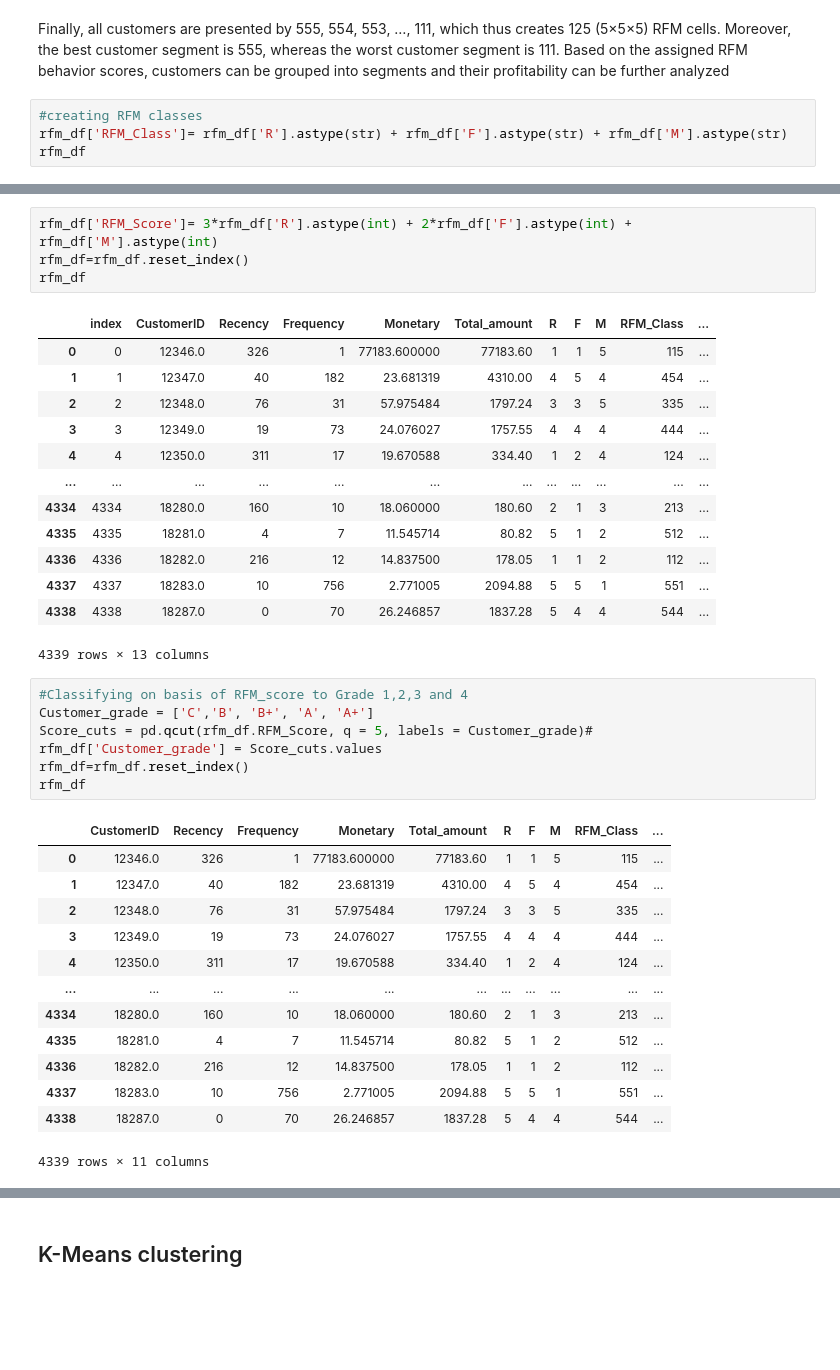
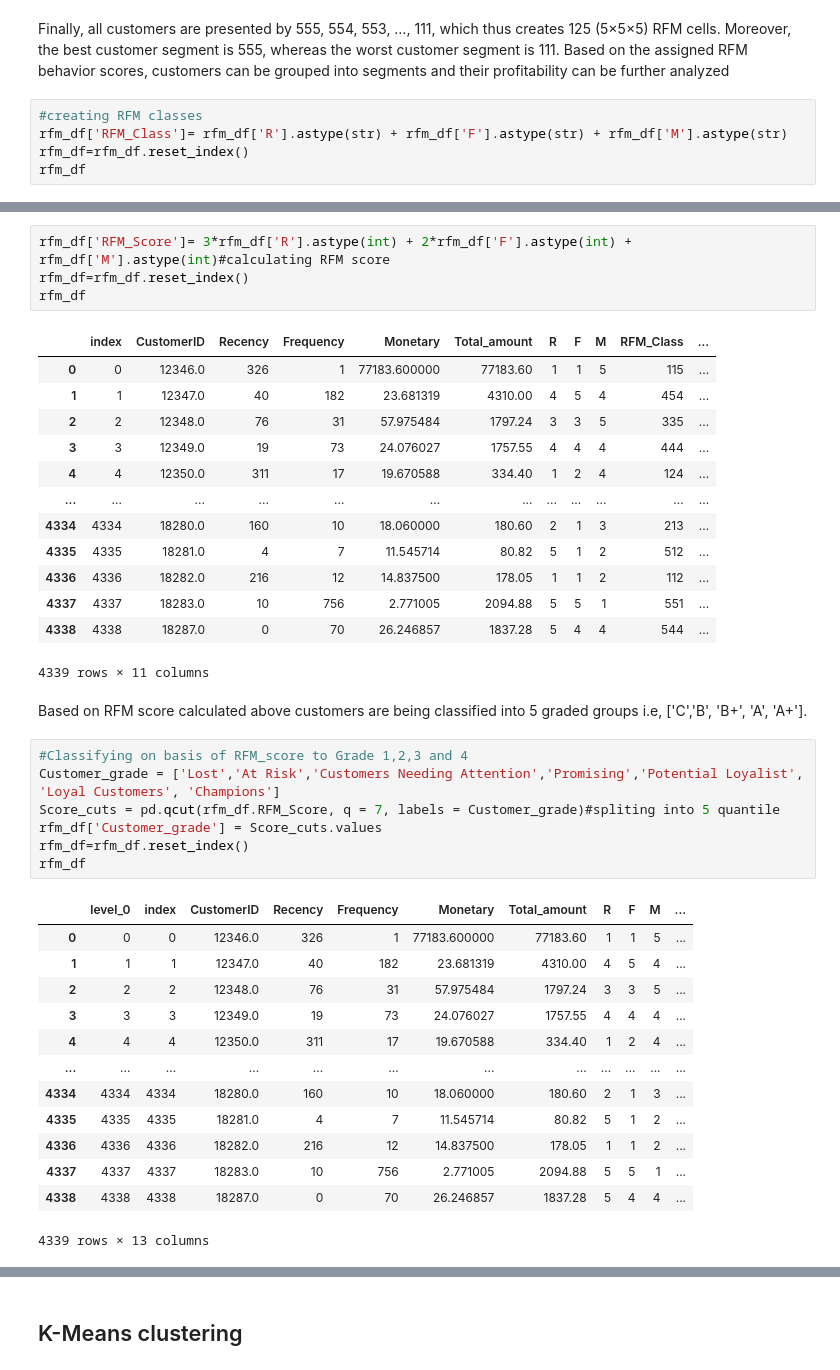
Before and after one commit to Rochakr4/Online-Retail-Customer-Segmentation, a Jupyter notebook: Online_Retail_Customer_Segmentation_Capstone_Project.ipynb, the cells around one changed output, grey strips where cells are left out. Saved outputs shown, nothing was run; the diff lists cells and outputs as text; blank space fills up the shorter version.

```diff
--- a/Online_Retail_Customer_Segmentation_Capstone_Project.ipynb
+++ b/Online_Retail_Customer_Segmentation_Capstone_Project.ipynb
@@ -467,5 +466,6 @@ Finally, all customers are presented by 555, 554, 553, …, 111, which thus crea
 # %%
 #creating RFM classes
 rfm_df['RFM_Class']= rfm_df['R'].astype(str) + rfm_df['F'].astype(str) + rfm_df['M'].astype(str)
+rfm_df=rfm_df.reset_index()
 rfm_df
 # %% [output]
@@ -494,5 +512,5 @@ temp_bar.show()
 # %%
-rfm_df['RFM_Score']= 3*rfm_df['R'].astype(int) + 2*rfm_df['F'].astype(int) + rfm_df['M'].astype(int)
+rfm_df['RFM_Score']= 3*rfm_df['R'].astype(int) + 2*rfm_df['F'].astype(int) + rfm_df['M'].astype(int)#calculating RFM score
 rfm_df=rfm_df.reset_index()
 rfm_df
 # %% [output]
@@ -508,25 +526,27 @@ rfm_df
 | 4336 | 4336 | 18282.0 | 216 | 12 | 14.837500 | 178.05 | 1 | 1 | 2 | 112 | ... |
 | 4337 | 4337 | 18283.0 | 10 | 756 | 2.771005 | 2094.88 | 5 | 5 | 1 | 551 | ... |
 | 4338 | 4338 | 18287.0 | 0 | 70 | 26.246857 | 1837.28 | 5 | 4 | 4 | 544 | ... |
-4339 rows × 13 columns
+4339 rows × 11 columns
+# %% [markdown]
+Based on RFM score calculated above customers are being classified into 5 graded groups i.e, ['C','B', 'B+', 'A', 'A+'].
 # %%
 #Classifying on basis of RFM_score to Grade 1,2,3 and 4
-Customer_grade = ['C','B', 'B+', 'A', 'A+']
-Score_cuts = pd.qcut(rfm_df.RFM_Score, q = 5, labels = Customer_grade)#
+Customer_grade = ['Lost','At Risk','Customers Needing Attention','Promising','Potential Loyalist', 'Loyal Customers', 'Champions']
+Score_cuts = pd.qcut(rfm_df.RFM_Score, q = 7, labels = Customer_grade)#spliting into 5 quantile
 rfm_df['Customer_grade'] = Score_cuts.values
 rfm_df=rfm_df.reset_index()
 rfm_df
 # %% [output]
-|  | CustomerID | Recency | Frequency | Monetary | Total_amount | R | F | M | RFM_Class | ... |
-| 0 | 12346.0 | 326 | 1 | 77183.600000 | 77183.60 | 1 | 1 | 5 | 115 | ... |
-| 1 | 12347.0 | 40 | 182 | 23.681319 | 4310.00 | 4 | 5 | 4 | 454 | ... |
-| 2 | 12348.0 | 76 | 31 | 57.975484 | 1797.24 | 3 | 3 | 5 | 335 | ... |
-| 3 | 12349.0 | 19 | 73 | 24.076027 | 1757.55 | 4 | 4 | 4 | 444 | ... |
-| 4 | 12350.0 | 311 | 17 | 19.670588 | 334.40 | 1 | 2 | 4 | 124 | ... |
-| ... | ... | ... | ... | ... | ... | ... | ... | ... | ... | ... |
-| 4334 | 18280.0 | 160 | 10 | 18.060000 | 180.60 | 2 | 1 | 3 | 213 | ... |
-| 4335 | 18281.0 | 4 | 7 | 11.545714 | 80.82 | 5 | 1 | 2 | 512 | ... |
-| 4336 | 18282.0 | 216 | 12 | 14.837500 | 178.05 | 1 | 1 | 2 | 112 | ... |
-| 4337 | 18283.0 | 10 | 756 | 2.771005 | 2094.88 | 5 | 5 | 1 | 551 | ... |
-| 4338 | 18287.0 | 0 | 70 | 26.246857 | 1837.28 | 5 | 4 | 4 | 544 | ... |
+|  | level_0 | index | CustomerID | Recency | Frequency | Monetary | Total_amount | R | F | M | ... |
+| 0 | 0 | 0 | 12346.0 | 326 | 1 | 77183.600000 | 77183.60 | 1 | 1 | 5 | ... |
+| 1 | 1 | 1 | 12347.0 | 40 | 182 | 23.681319 | 4310.00 | 4 | 5 | 4 | ... |
+| 2 | 2 | 2 | 12348.0 | 76 | 31 | 57.975484 | 1797.24 | 3 | 3 | 5 | ... |
+| 3 | 3 | 3 | 12349.0 | 19 | 73 | 24.076027 | 1757.55 | 4 | 4 | 4 | ... |
+| 4 | 4 | 4 | 12350.0 | 311 | 17 | 19.670588 | 334.40 | 1 | 2 | 4 | ... |
+| ... | ... | ... | ... | ... | ... | ... | ... | ... | ... | ... | ... |
+| 4334 | 4334 | 4334 | 18280.0 | 160 | 10 | 18.060000 | 180.60 | 2 | 1 | 3 | ... |
+| 4335 | 4335 | 4335 | 18281.0 | 4 | 7 | 11.545714 | 80.82 | 5 | 1 | 2 | ... |
+| 4336 | 4336 | 4336 | 18282.0 | 216 | 12 | 14.837500 | 178.05 | 1 | 1 | 2 | ... |
+| 4337 | 4337 | 4337 | 18283.0 | 10 | 756 | 2.771005 | 2094.88 | 5 | 5 | 1 | ... |
+| 4338 | 4338 | 4338 | 18287.0 | 0 | 70 | 26.246857 | 1837.28 | 5 | 4 | 4 | ... |
-4339 rows × 11 columns
+4339 rows × 13 columns
```
Also changed, not shown: parts of 53 cells of this notebook.
